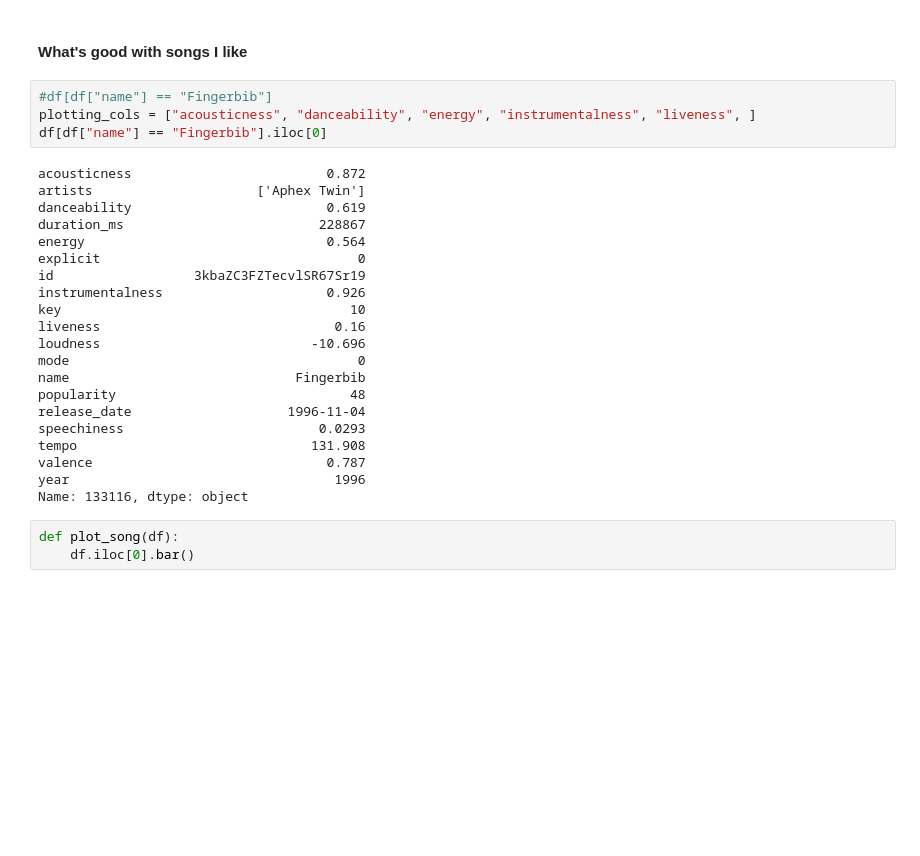
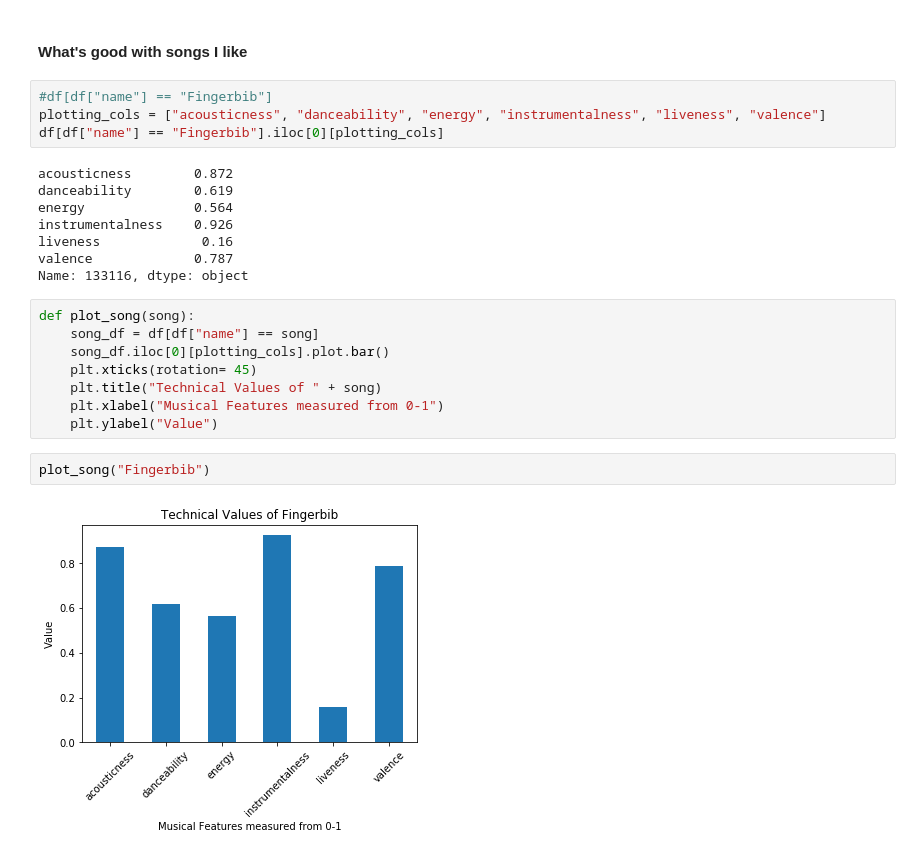
Before and after one commit to zainkhan9/spotify_ml, a Jupyter notebook: genre_clustering.ipynb, the cells around one changed output. Drawn from its saved outputs; the diff is of its cells as text; blank space fills up the shorter version.

Commit message:
created function to plot numerical features of a song

```diff
--- a/genre_clustering.ipynb
+++ b/genre_clustering.ipynb
@@ -339,29 +335,25 @@ df[]
 #### What's good with songs I like
 # %%
 #df[df["name"] == "Fingerbib"]
-plotting_cols = ["acousticness", "danceability", "energy", "instrumentalness", "liveness", ]
-df[df["name"] == "Fingerbib"].iloc[0]
+plotting_cols = ["acousticness", "danceability", "energy", "instrumentalness", "liveness", "valence"]
+df[df["name"] == "Fingerbib"].iloc[0][plotting_cols]
 # %% [output]
-acousticness                         0.872
-artists                     ['Aphex Twin']
-danceability                         0.619
-duration_ms                         228867
-energy                               0.564
-explicit                                 0
-id                  3kbaZC3FZTecvlSR67Sr19
-instrumentalness                     0.926
-key                                     10
-liveness                              0.16
-loudness                           -10.696
-mode                                     0
-name                             Fingerbib
-popularity                              48
-release_date                    1996-11-04
-speechiness                         0.0293
-tempo                              131.908
-valence                              0.787
-year                                  1996
+acousticness        0.872
+danceability        0.619
+energy              0.564
+instrumentalness    0.926
+liveness             0.16
+valence             0.787
 Name: 133116, dtype: object
-# %%
-def plot_song(df):
-    df.iloc[0].bar()
+# %%
+def plot_song(song):
+    song_df = df[df["name"] == song]
+    song_df.iloc[0][plotting_cols].plot.bar()
+    plt.xticks(rotation= 45)
+    plt.title("Technical Values of " + song)
+    plt.xlabel("Musical Features measured from 0-1")
+    plt.ylabel("Value")
+# %%
+plot_song("Fingerbib")
+# %% [output]
+[figure, added]
```
Also changed, not shown: parts of 2 cells of this notebook.
